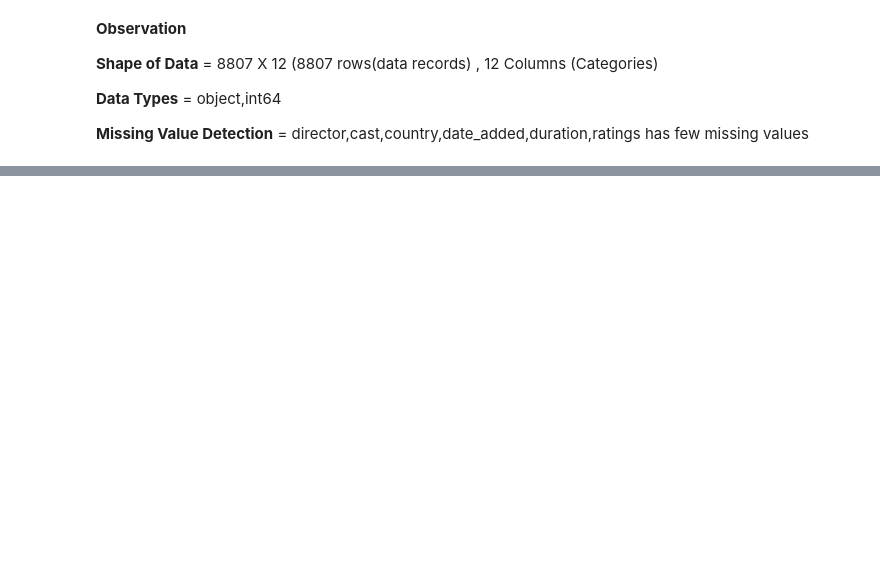
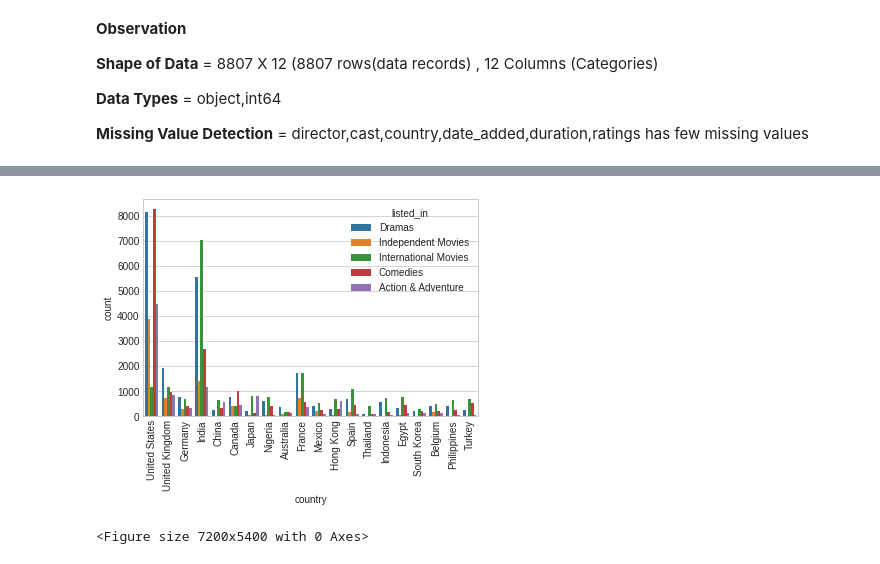
Before and after one commit to rajaathota72-fc/AIML_gittraining, a Jupyter notebook: Netflix_Insights_&_Recommendation.ipynb, the cells around one changed output, grey strips where cells are left out. Drawn from its saved outputs; the diff is of its cells as text; code cells hidden in the pictures; blank space fills up the shorter version.

```diff
--- a/Netflix_Insights_&_Recommendation.ipynb
+++ b/Netflix_Insights_&_Recommendation.ipynb
@@ -184,0 +324,12 @@ movies.info()
+# %%
+#Understanding what content is available in different countries
+top20_country = movies_unest["country"].value_counts().index[:20]
+type_listedin = movies_unest['listed_in'].value_counts().index[:5]
+top20_data = movies_unest.loc[(movies_unest["country"].isin(top20_country)) & (movies_unest["listed_in"].isin(type_listedin))]
+sns.countplot(x="country", data=top20_data, hue="listed_in")
+plt.xticks(rotation = 90)
+plt.figure(figsize=(100,75))
+plt.show()
+# %% [output]
+[figure, added]
+<Figure size 7200x5400 with 0 Axes>
```
Also changed, not shown: parts of 49 cells of this notebook.
